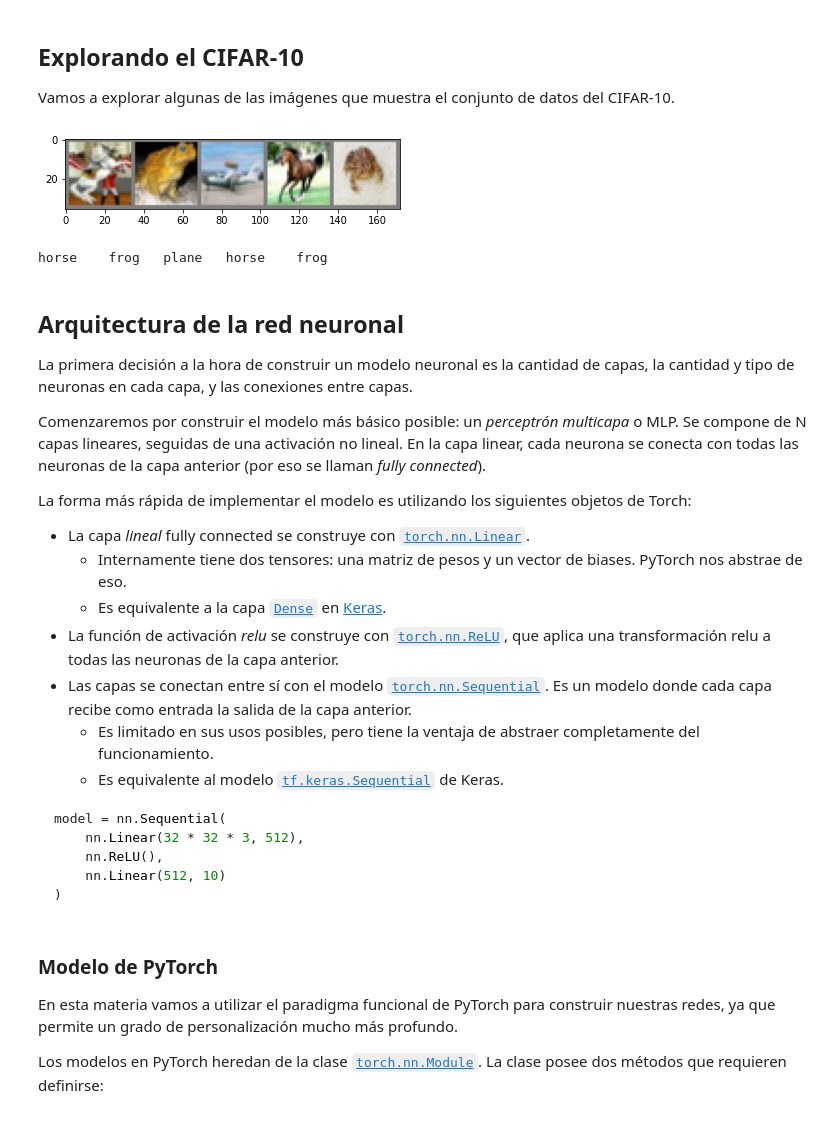
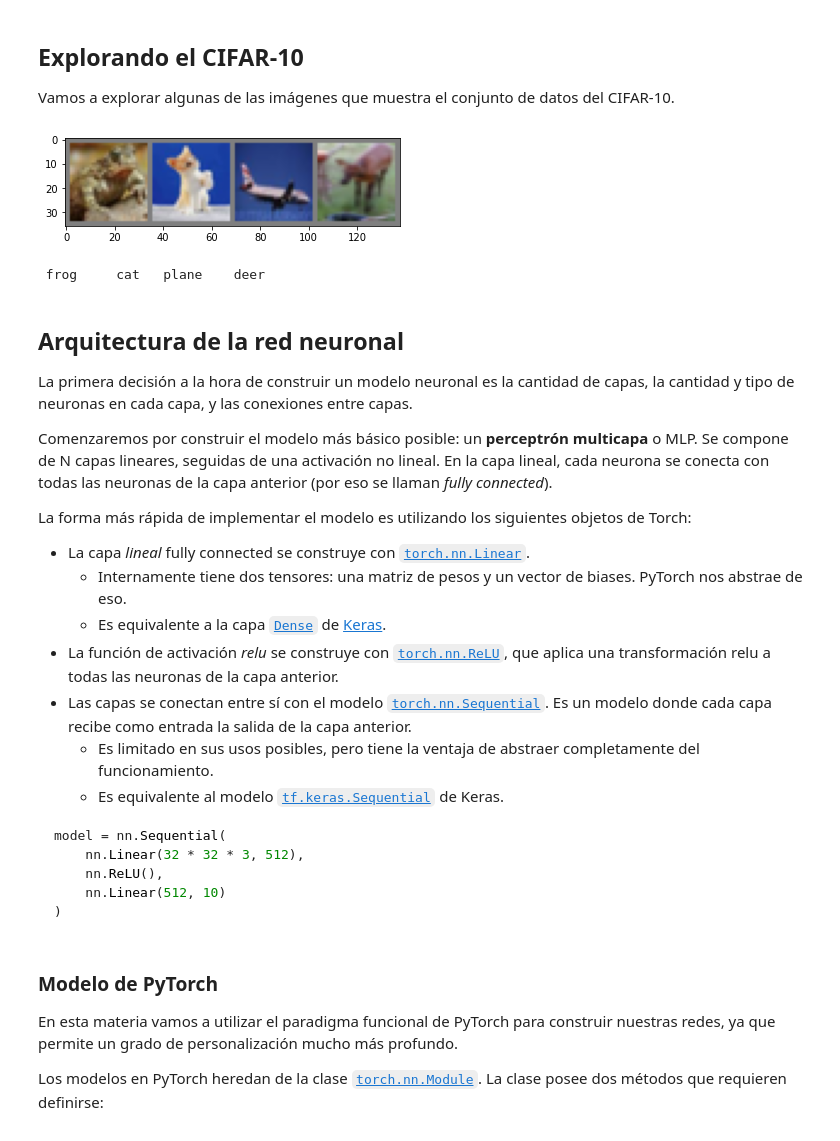
Before and after one commit to DiploDatos/AprendizajeProfundo, a Jupyter notebook: 1_basic_mlp.ipynb, the cells around one changed output. Drawn from its saved outputs; the diff is of its cells as text; code cells hidden in the pictures.

```diff
--- a/1_basic_mlp.ipynb
+++ b/1_basic_mlp.ipynb
@@ -57,35 +55,37 @@ Vamos a explorar algunas de las imágenes que muestra el conjunto de datos del C
 # %%
 def imshow(img):
     img = img / 2 + 0.5     # desnormalizar
     npimg = img.numpy()
     plt.imshow(numpy.transpose(npimg, (1, 2, 0)))
     plt.show()
 
 # obtener algunas imágenes de entrenamiento
+image_number =  4 #Pueden probar cambiar este numero para obtener más imagenes
+
 dataiter = iter(trainloader)
 images, labels = dataiter.next()
-images = images[:5]
-labels = labels[:5]
+images = images[:image_number]
+labels = labels[:image_number]
 
 # show images
 imshow(torchvision.utils.make_grid(images))
 # print labels
-print('\t'.join('%5s' % CIFAR_CLASSES[labels[j]] for j in range(5)))
+print('\t'.join('%5s' % CIFAR_CLASSES[labels[j]] for j in range(image_number)))
 # %% [output]
-[figure, old version]
+[figure, new version]
-horse    frog   plane   horse    frog
+ frog     cat   plane    deer
 # %% [markdown]
 ## Arquitectura de la red neuronal
 
 La primera decisión a la hora de construir un modelo neuronal es la cantidad de capas, la cantidad y tipo de neuronas en cada capa, y las conexiones entre capas.
 
-Comenzaremos por construir el modelo más básico posible: un *perceptrón multicapa* o MLP. Se compone de N capas lineares, seguidas de una activación no lineal. En la capa linear, cada neurona se conecta con todas las neuronas de la capa anterior (por eso se llaman *fully connected*).
+Comenzaremos por construir el modelo más básico posible: un **perceptrón multicapa** o MLP. Se compone de N capas lineares, seguidas de una activación no lineal. En la capa lineal, cada neurona se conecta con todas las neuronas de la capa anterior (por eso se llaman *fully connected*).
 
 La forma más rápida de implementar el modelo es utilizando los siguientes objetos de Torch:
 
 - La capa *lineal* fully connected se construye con [`torch.nn.Linear`](https://pytorch.org/docs/stable/generated/torch.nn.Linear.html).
     - Internamente tiene dos tensores: una matriz de pesos y un vector de biases. PyTorch nos abstrae de eso.
-    - Es equivalente a la capa [`Dense`](https://keras.io/api/layers/core_layers/dense/) en [Keras](https://keras.io/).
+    - Es equivalente a la capa [`Dense`](https://keras.io/api/layers/core_layers/dense/) de [Keras](https://keras.io/).
 - La función de activación *relu* se construye con [`torch.nn.ReLU`](https://pytorch.org/docs/stable/generated/torch.nn.ReLU.html), que aplica una transformación relu a todas las neuronas de la capa anterior.
 - Las capas se conectan entre sí con el modelo [`torch.nn.Sequential`](https://pytorch.org/docs/stable/generated/torch.nn.Sequential.html). Es un modelo donde cada capa recibe como entrada la salida de la capa anterior.
     - Es limitado en sus usos posibles, pero tiene la ventaja de abstraer completamente del funcionamiento.
```
Also changed, not shown: parts of 6 cells of this notebook.
